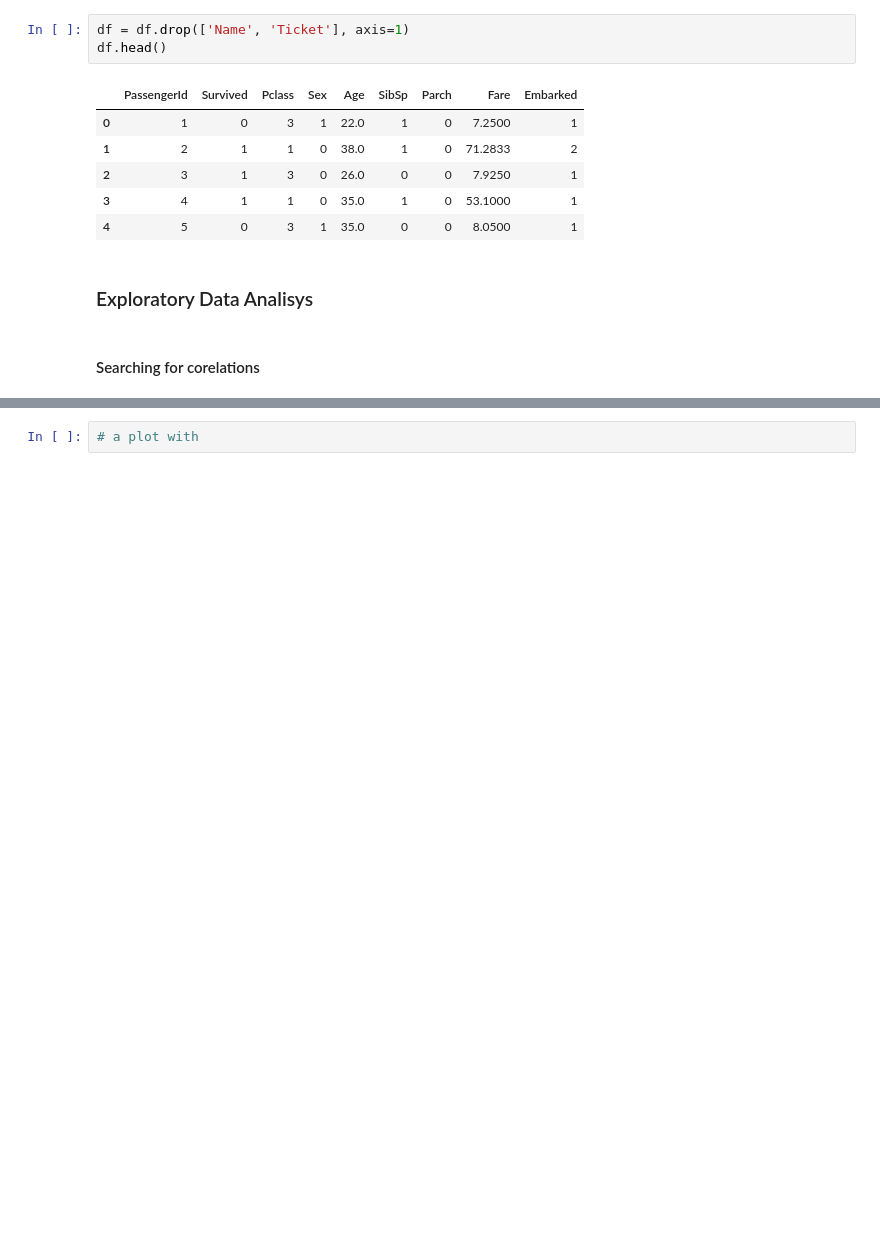
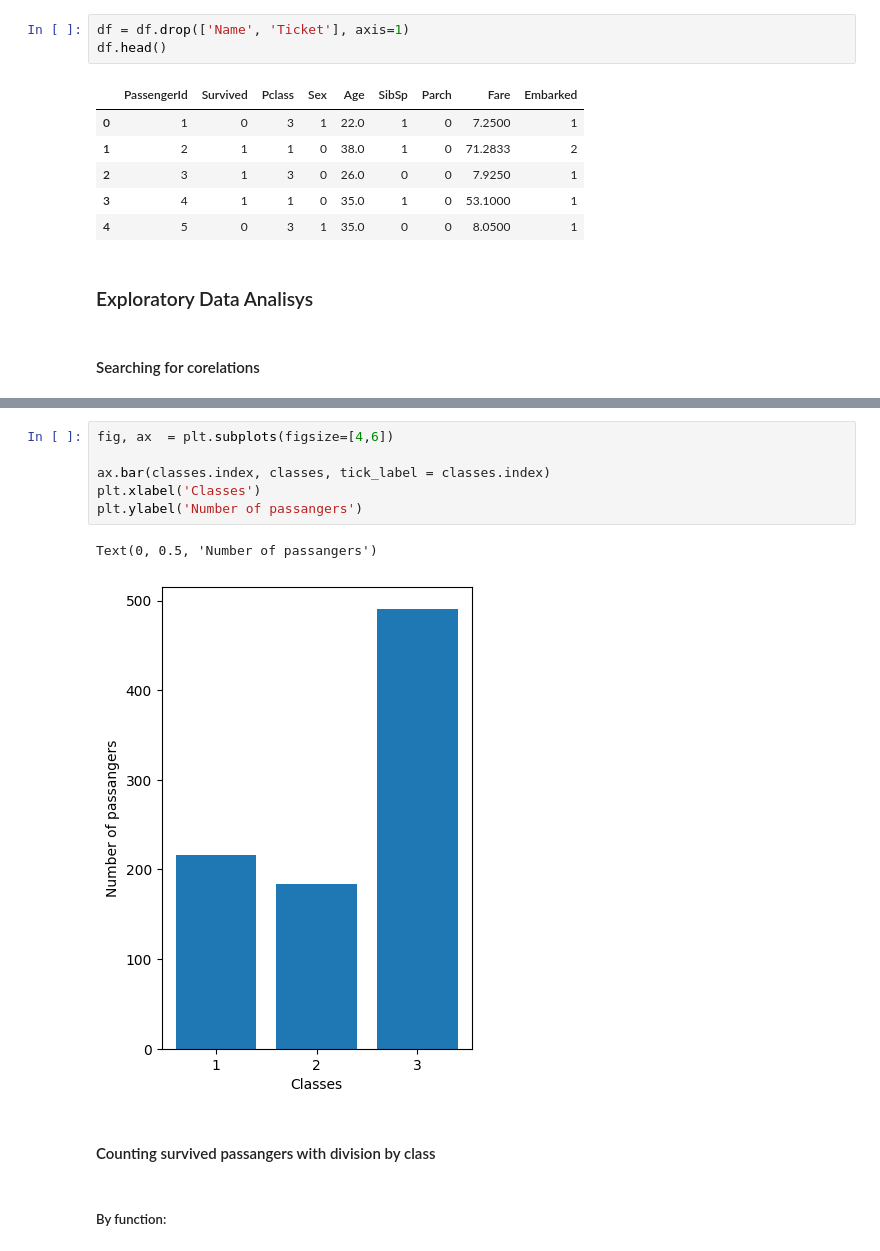
Before and after one commit to dan-ski/Titanic, a Jupyter notebook: Titanic.ipynb, the cells around one changed output, grey strips where cells are left out. Drawn from its saved outputs; the diff is of its cells as text; blank space fills up the shorter version.

```diff
--- a/Titanic.ipynb
+++ b/Titanic.ipynb
@@ -191,2 +201,13 @@ sns.heatmap(corr)
 # %%
-# a plot with
+fig, ax  = plt.subplots(figsize=[4,6])
+
+ax.bar(classes.index, classes, tick_label = classes.index)
+plt.xlabel('Classes')
+plt.ylabel('Number of passangers')
+# %% [output]
+Text(0, 0.5, 'Number of passangers')
+[figure, added]
+# %% [markdown]
+#### Counting survived passangers with division by class
+# %% [markdown]
+##### By function:
```
Also changed, not shown: parts of 14 cells of this notebook.
